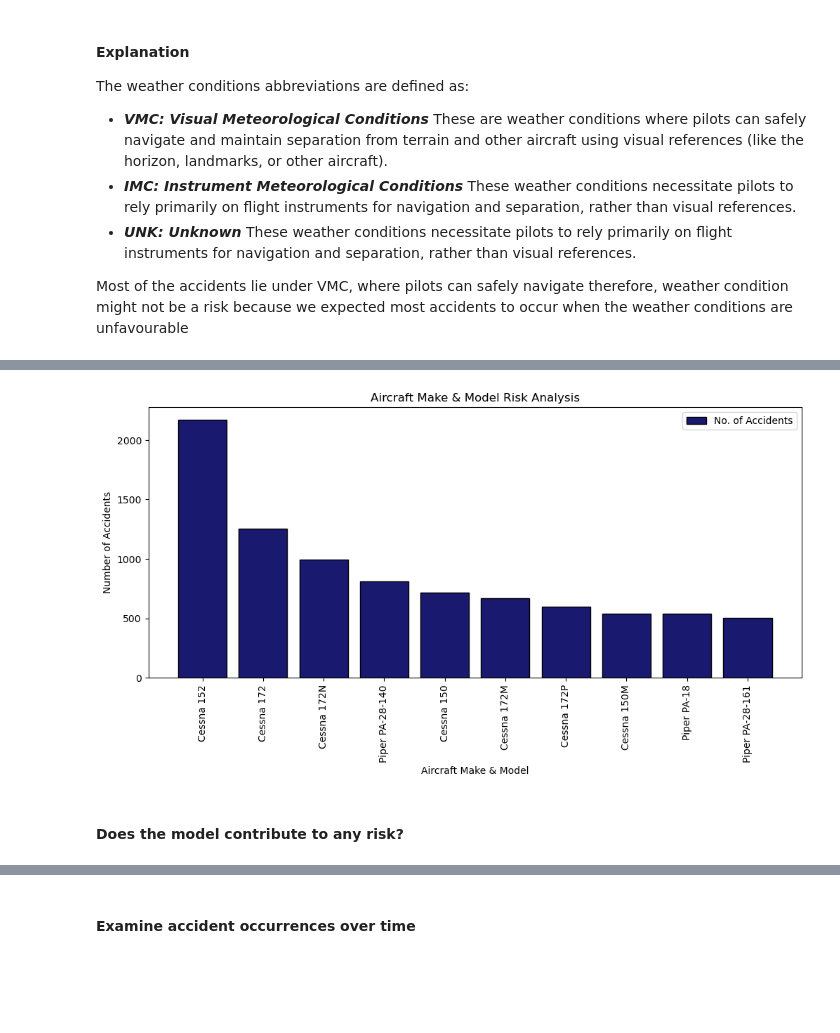
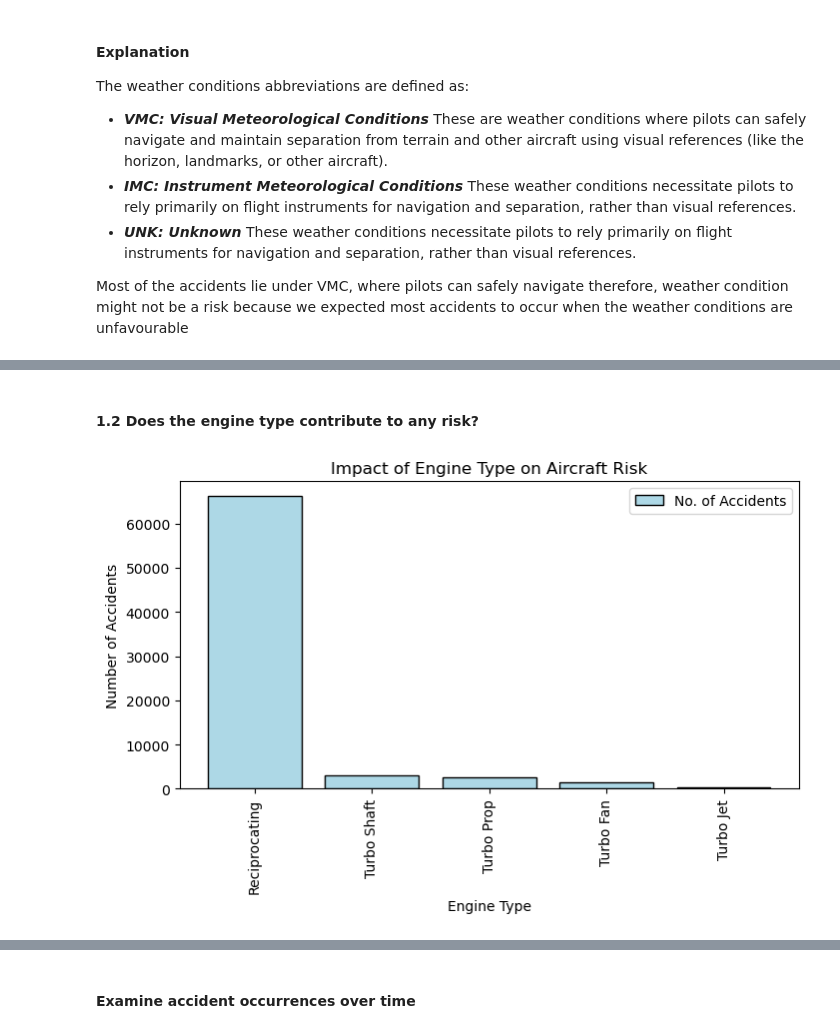
Before and after one commit to blaise-mwangi/dsc-project-aviation, a Jupyter notebook: dsc_project_aviation.ipynb, the cells around one changed output, grey strips where cells are left out. Saved outputs shown, nothing was run; the diff lists cells and outputs as text; code cells hidden in the pictures; blank space fills up the shorter version.

```diff
--- a/dsc_project_aviation.ipynb
+++ b/dsc_project_aviation.ipynb
@@ -347,24 +334,20 @@ plt.show()
-# %%
-# Count occurrences of combined Make and Model without creating a new column
-make_model_counts = filtered_df.groupby(["Make", "Model"]).size().nlargest(10)
-
-# Plotting the bar chart
-plt.figure(figsize=(12, 5))
-plt.bar(make_model_counts.index.map(lambda x: f"{x[0]} {x[1]}"), make_model_counts.values,
-        edgecolor='black', color="midnightblue", label='No. of Accidents')
-
-# Labels and title
-plt.xlabel('Aircraft Make & Model')
-plt.ylabel('Number of Accidents')
-plt.title('Aircraft Make & Model Risk Analysis')
-plt.legend()
-
-
-plt.xticks(rotation=90)
-
-# Show the plot
-plt.show()
-# %% [output]
-[figure, removed]
-# %% [markdown]
-#### Does the model contribute to any risk?
+# %% [markdown]
+#### **1.2 Does the engine type contribute to any risk?**
+# %%
+# Count occurrences of each accident
+engine_counts = filtered_df[filtered_df["Engine.Type"] != "Unknown"]["Engine.Type"].value_counts().head(5)
+
+# Plotting the bar
+plt.figure(figsize=(8, 4))
+plt.bar(engine_counts.index, engine_counts.values, edgecolor='black', color='lightblue', label='No. of Accidents')
+
+# Labels and title
+plt.xlabel('Engine Type')
+plt.ylabel('Number of Accidents')
+plt.title('Impact of Engine Type on Aircraft Risk')
+plt.legend()
+
+plt.xticks(rotation=90)
+plt.show()
+# %% [output]
+[figure, added]
```
Also changed, not shown: parts of 48 cells of this notebook.
